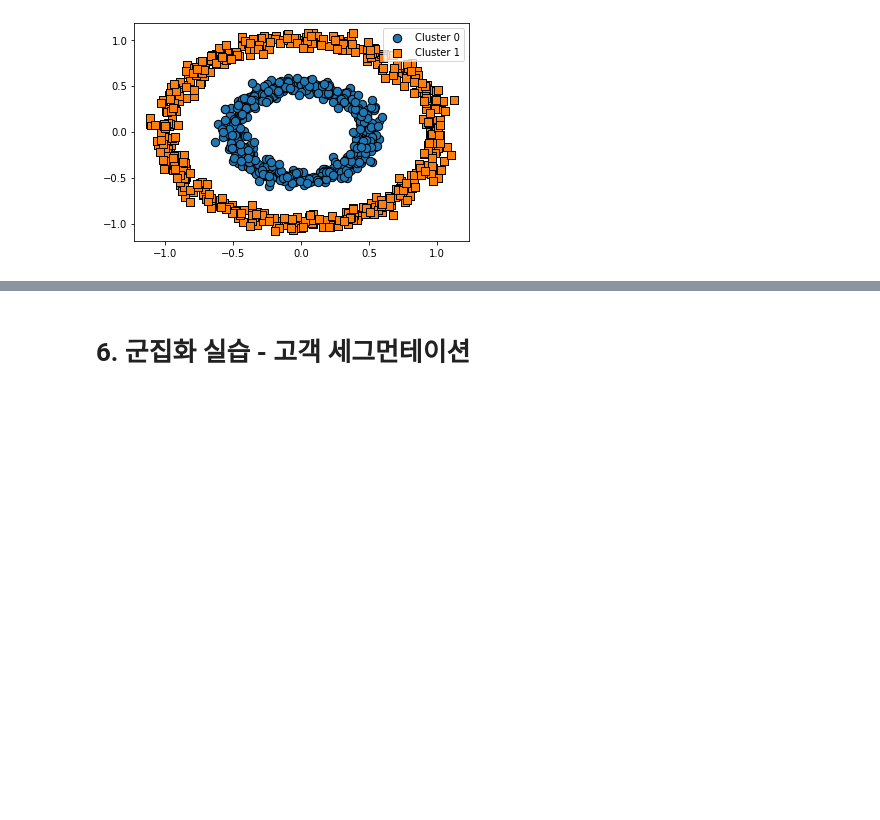
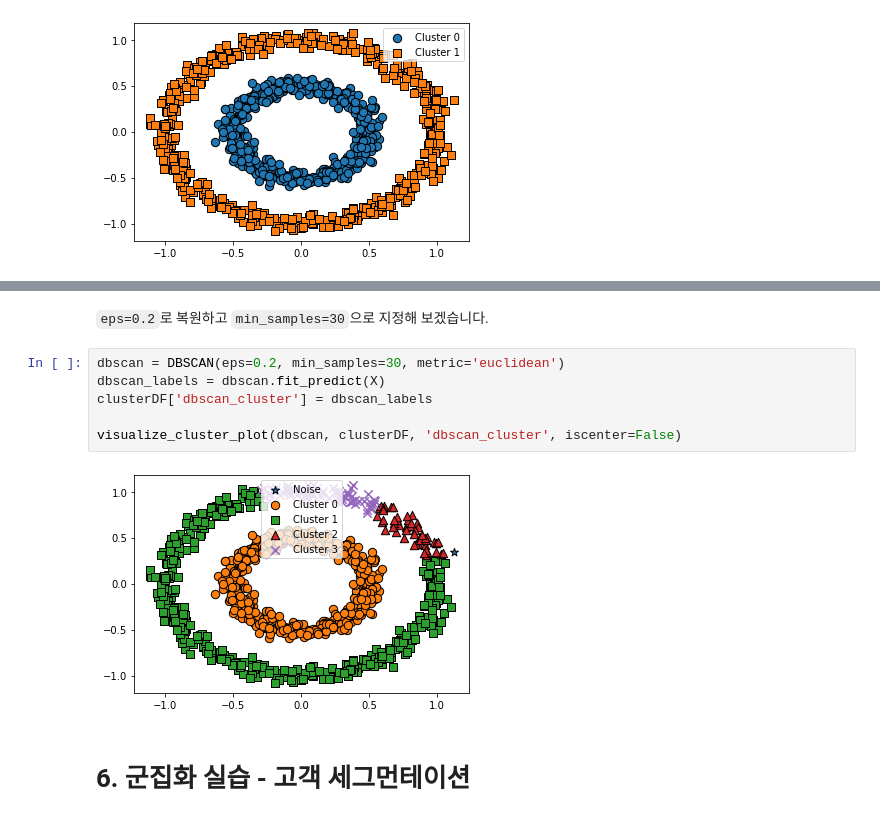
Before and after one commit to LeeSeungwon89/Machine-learning_Theory, a Jupyter notebook: CHAPTER7 군집화.ipynb, the cells around one changed output, grey strips where cells are left out. Drawn from its saved outputs; the diff is of its cells as text; blank space fills up the shorter version.

```diff
--- a/CHAPTER7 군집화.ipynb
+++ b/CHAPTER7 군집화.ipynb
@@ -847,3 +857,13 @@ visualize_cluster_plot(dbscan, clusterDF, 'dbscan_cluster', iscenter=False)
+# %% [markdown]
+`eps=0.2`로 복원하고 `min_samples=30`으로 지정해 보겠습니다.
+# %%
+dbscan = DBSCAN(eps=0.2, min_samples=30, metric='euclidean')
+dbscan_labels = dbscan.fit_predict(X)
+clusterDF['dbscan_cluster'] = dbscan_labels
+
+visualize_cluster_plot(dbscan, clusterDF, 'dbscan_cluster', iscenter=False)
+# %% [output]
+[figure, added]
 # %% [markdown]
 # **6. 군집화 실습 - 고객 세그먼테이션**
 # %% [markdown]
```
Also changed, not shown: parts of 2 cells of this notebook.
